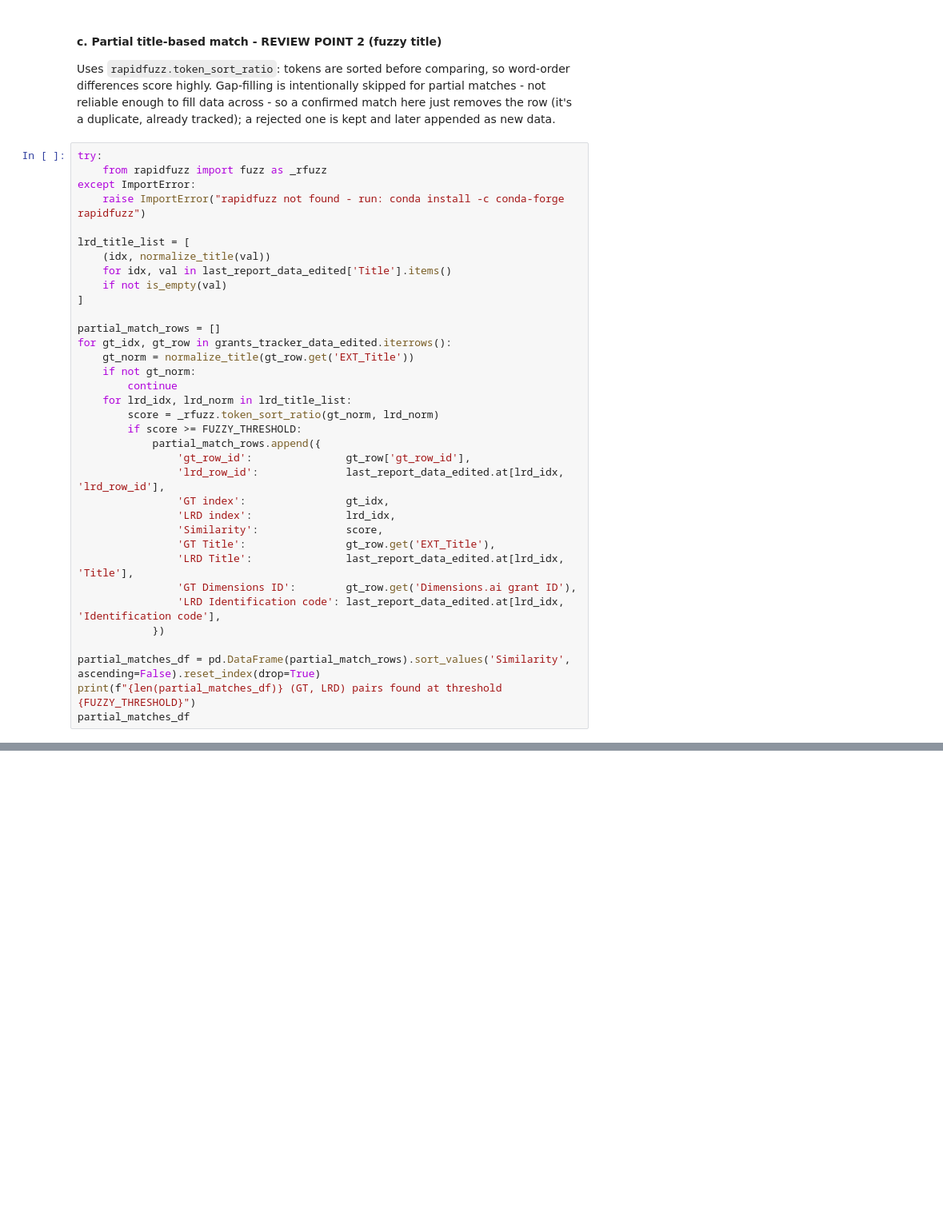
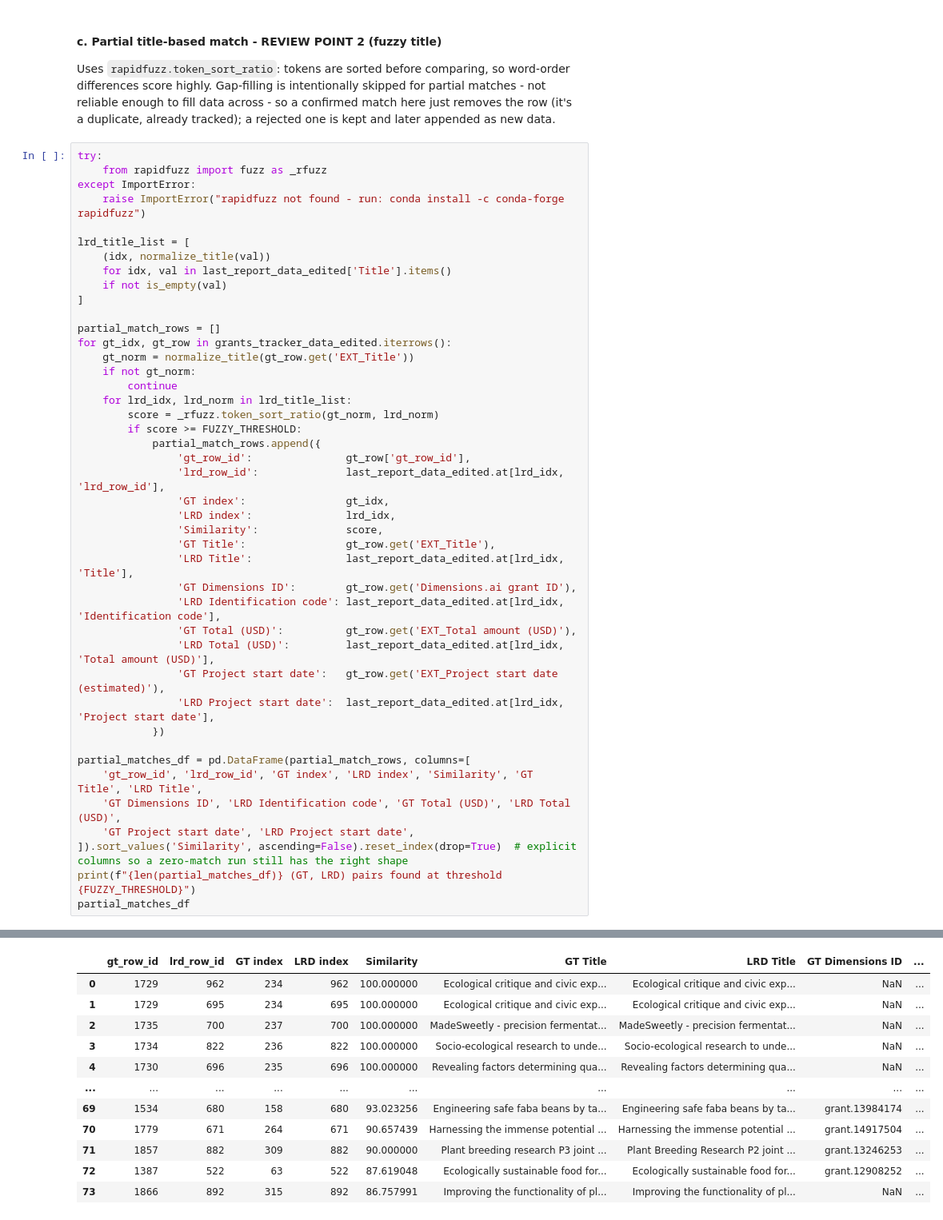
Before and after one commit to violah-fellow/SHEEP, a Jupyter notebook: Pipeline/Funding/S2_grant_deduplication.ipynb, the cells around one changed output, grey strips where cells are left out. Shown at 80% size. Saved outputs shown, nothing was run; the diff lists cells and outputs as text; blank space fills up the shorter version.

```diff
--- a/Pipeline/Funding/S2_grant_deduplication.ipynb
+++ b/Pipeline/Funding/S2_grant_deduplication.ipynb
@@ -520,8 +694,17 @@ for gt_idx, gt_row in grants_tracker_data_edited.iterrows():
                 'LRD Title':               last_report_data_edited.at[lrd_idx, 'Title'],
                 'GT Dimensions ID':        gt_row.get('Dimensions.ai grant ID'),
                 'LRD Identification code': last_report_data_edited.at[lrd_idx, 'Identification code'],
+                'GT Total (USD)':          gt_row.get('EXT_Total amount (USD)'),
+                'LRD Total (USD)':         last_report_data_edited.at[lrd_idx, 'Total amount (USD)'],
+                'GT Project start date':   gt_row.get('EXT_Project start date (estimated)'),
+                'LRD Project start date':  last_report_data_edited.at[lrd_idx, 'Project start date'],
             })
 
-partial_matches_df = pd.DataFrame(partial_match_rows).sort_values('Similarity', ascending=False).reset_index(drop=True)
+partial_matches_df = pd.DataFrame(partial_match_rows, columns=[
+    'gt_row_id', 'lrd_row_id', 'GT index', 'LRD index', 'Similarity', 'GT Title', 'LRD Title',
+    'GT Dimensions ID', 'LRD Identification code', 'GT Total (USD)', 'LRD Total (USD)',
+    'GT Project start date', 'LRD Project start date',
+]).sort_values('Similarity', ascending=False).reset_index(drop=True)  # explicit columns so a zero-match run still has the right shape
 print(f"{len(partial_matches_df)} (GT, LRD) pairs found at threshold {FUZZY_THRESHOLD}")
 partial_matches_df
+# %% [output]
@@ -527,0 +712,12 @@ partial_matches_df
+|  | gt_row_id | lrd_row_id | GT index | LRD index | Similarity | GT Title | LRD Title | GT Dimensions ID | ... |
+| 0 | 1729 | 962 | 234 | 962 | 100.000000 | Ecological critique and civic exp... | Ecological critique and civic exp... | NaN | ... |
+| 1 | 1729 | 695 | 234 | 695 | 100.000000 | Ecological critique and civic exp... | Ecological critique and civic exp... | NaN | ... |
+| 2 | 1735 | 700 | 237 | 700 | 100.000000 | MadeSweetly - precision fermentat... | MadeSweetly - precision fermentat... | NaN | ... |
+| 3 | 1734 | 822 | 236 | 822 | 100.000000 | Socio-ecological research to unde... | Socio-ecological research to unde... | NaN | ... |
+| 4 | 1730 | 696 | 235 | 696 | 100.000000 | Revealing factors determining qua... | Revealing factors determining qua... | NaN | ... |
+| ... | ... | ... | ... | ... | ... | ... | ... | ... | ... |
+| 69 | 1534 | 680 | 158 | 680 | 93.023256 | Engineering safe faba beans by ta... | Engineering safe faba beans by ta... | grant.13984174 | ... |
+| 70 | 1779 | 671 | 264 | 671 | 90.657439 | Harnessing the immense potential ... | Harnessing the immense potential ... | grant.14917504 | ... |
+| 71 | 1857 | 882 | 309 | 882 | 90.000000 | Plant breeding research P3 joint ... | Plant Breeding Research P2 joint ... | grant.13246253 | ... |
+| 72 | 1387 | 522 | 63 | 522 | 87.619048 | Ecologically sustainable food for... | Ecologically sustainable food for... | grant.12908252 | ... |
+| 73 | 1866 | 892 | 315 | 892 | 86.757991 | Improving the functionality of pl... | Improving the functionality of pl... | NaN | ... |
```
Also changed, not shown: parts of 33 cells of this notebook, 38 other files.
